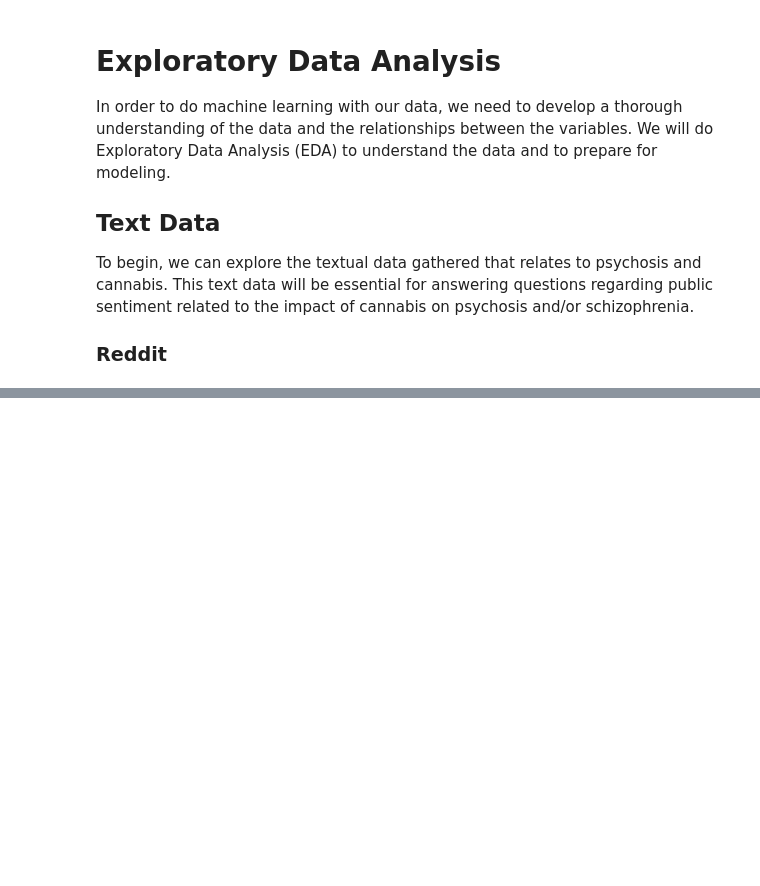
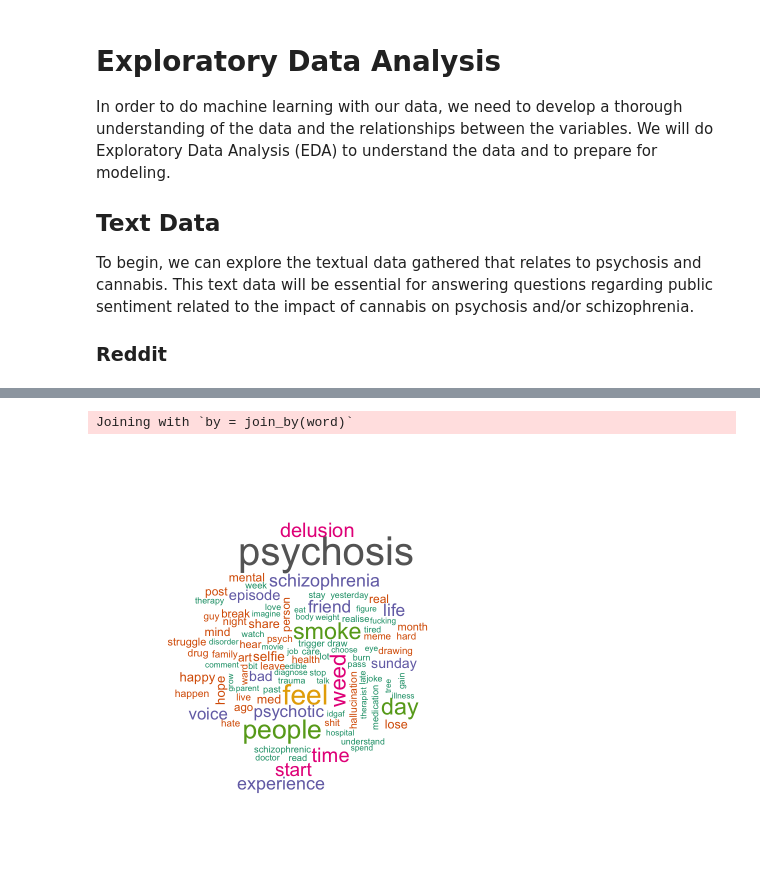
Before and after one commit to anly501/dsan-5000-project-mfgeary, a Jupyter notebook: dsan-website/5000-website/eda/eda.ipynb, the cells around one changed output, grey strips where cells are left out. Cells and saved outputs as stored; diff of their text form; code cells hidden in the pictures; blank space fills up the shorter version.

```diff
--- a/dsan-website/5000-website/eda/eda.ipynb
+++ b/dsan-website/5000-website/eda/eda.ipynb
@@ -22,0 +33,6 @@ wiki_data
+# %%
+reddit_data <- read_delim(
+        "../data/clean_data/reddit_clean_data.txt",
+        delim = "\n",
+        col_names = FALSE
+    )
@@ -22,0 +78,15 @@ wiki_data
+# %%
+tidy_reddit <- reddit_data %>%
+    unnest_tokens(word, X1) %>%
+    count(word, sort = TRUE)
+# %%
+tidy_reddit <- tidy_reddit %>%
+  anti_join(stop_words) %>%
+  filter(word != "numbr")
+# %% [output]
+Joining with `by = join_by(word)`
+# %%
+tidy_reddit %>%
+    with(wordcloud(word, n, max.words = 100, colors = brewer.pal(8, "Dark2")))
+# %% [output]
+[figure, added]
```
Also changed, not shown: parts of 8 cells of this notebook, 1 other file.
